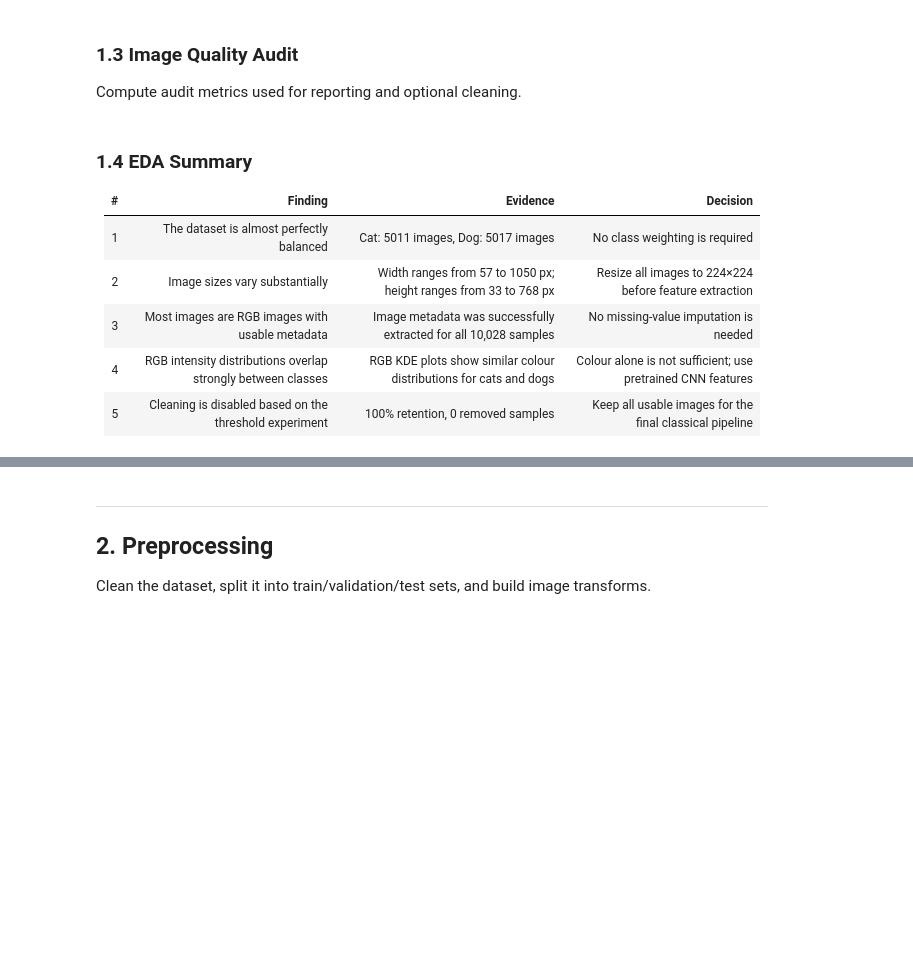
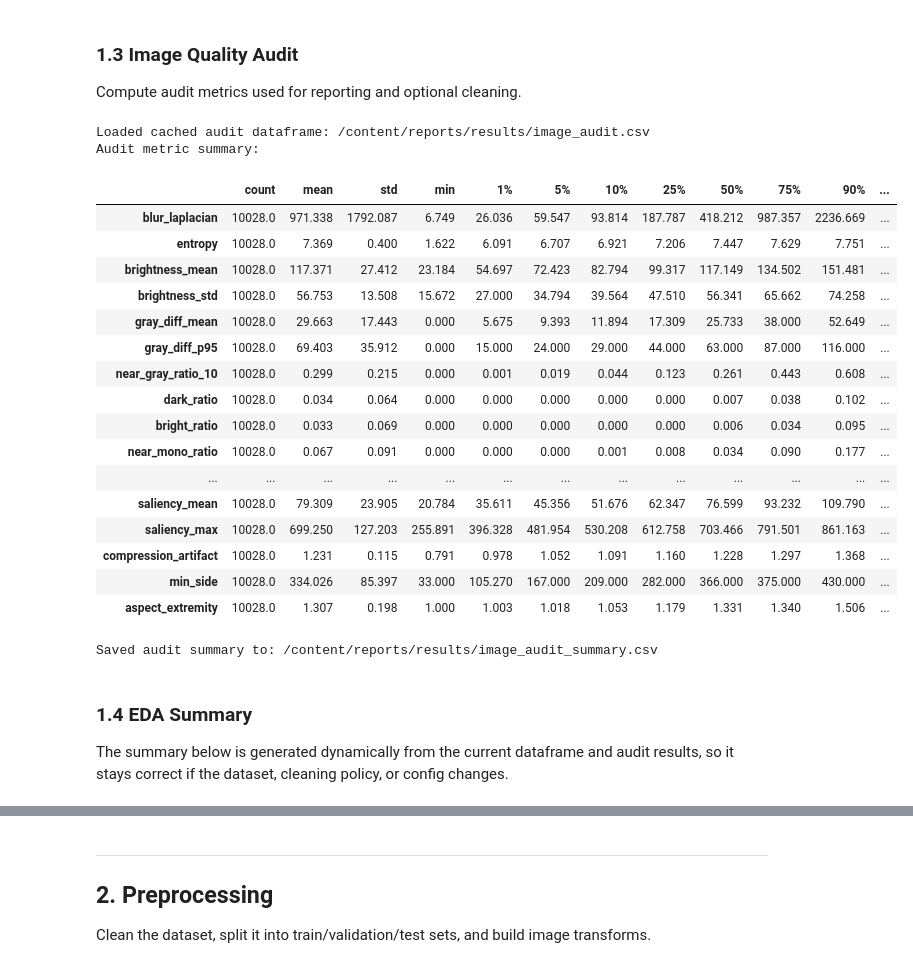
Before and after one commit to kahn-29/252-MachineLearning-Assignment1, a Jupyter notebook: notebooks/1_Traditional_Machine_Learning_Pipeline.ipynb, the cells around one changed output, grey strips where cells are left out. Saved outputs shown, nothing was run; the diff lists cells and outputs as text; code cells hidden in the pictures; blank space fills up the shorter version.

```diff
--- a/notebooks/1_Traditional_Machine_Learning_Pipeline.ipynb
+++ b/notebooks/1_Traditional_Machine_Learning_Pipeline.ipynb
@@ -408,44 +435,64 @@ plot_rgb_channel_kde(
 Compute audit metrics used for reporting and optional cleaning.
 # %%
 # ============================================================
-# Optional audit metrics
+# Image-quality audit metrics
 # ============================================================
+# The latest pipeline keeps image audit as an evidence step before cleaning.
+# Cleaning may still be disabled later, but the audit metrics are useful for EDA,
+# cleaning justification, and report figures. Results are cached for faster reruns.
 
-# Since the audit only use to apply cleaning, if cleaning is dissable, the audit is unnecessary
-if CONFIG.get("cleaning", {}).get("enabled", False):
-    from modules.image_audit import audit_dataframe, describe_audit_metrics
+from modules.image_audit import audit_dataframe, describe_audit_metrics
 
-    # Full audit supports cleaning and report figures.
-    # compute_hash=False
+AUDIT_PATH = Path(CONFIG["paths"]["results_dir"]) / "image_audit.csv"
+AUDIT_SUMMARY_PATH = Path(CONFIG["paths"]["results_dir"]) / "image_audit_summary.csv"
+
+CLEANING_CFG = CONFIG.get("cleaning", {})
+COMPUTE_HASH = bool(CLEANING_CFG.get("remove_duplicates", False))
+
+if AUDIT_PATH.exists():
+    audit_df = pd.read_csv(AUDIT_PATH)
+    audit_df["path"] = audit_df["path"].astype(str)
+    print("Loaded cached audit dataframe:", AUDIT_PATH)
+else:
     audit_df = audit_dataframe(
         raw_df,
         path_col="path",
         label_col="label",
         label_name_col="label_name",
-        compute_hash=False,
-        preserve_cols=["sample_id", "path", "label", "label_name", "filename", "extension"],
+        compute_hash=COMPUTE_HASH,
+        preserve_cols=[c for c in ["sample_id", "path", "label", "label_name", "filename", "extension"] if c in raw_df.columns],
         show_progress=True,
     )
+    save_dataframe(audit_df, AUDIT_PATH, index=False)
+    print("Saved audit dataframe to:", AUDIT_PATH)
 
-    audit_path = Path(CONFIG["paths"]["results_dir"]) / "image_audit.csv"
-    save_dataframe(audit_df, audit_path, index=False)
-    print("Saved audit dataframe to:", audit_path)
-
-    print("Audit metric summary:")
-    audit_stats = describe_audit_metrics(audit_df)
-    display(audit_stats.round(3))
-    save_dataframe(audit_stats, Path(CONFIG["paths"]["results_dir"]) / "image_audit_summary.csv", index=True)
-else:
-    audit_df = raw_df.copy()
-    print("Cleaning is disabled, so full image-quality audit is skipped.")
-    print("The pipeline keeps all raw images and uses metadata-level EDA only.")
+print("Audit metric summary:")
+audit_stats = describe_audit_metrics(audit_df)
+display(audit_stats.round(3))
+save_dataframe(audit_stats, AUDIT_SUMMARY_PATH, index=True)
+print("Saved audit summary to:", AUDIT_SUMMARY_PATH)
+# %% [output]
+Loaded cached audit dataframe: /content/reports/results/image_audit.csv
+Audit metric summary:
+|  | count | mean | std | min | 1% | 5% | 10% | 25% | 50% | 75% | 90% | ... |
+| blur_laplacian | 10028.0 | 971.338 | 1792.087 | 6.749 | 26.036 | 59.547 | 93.814 | 187.787 | 418.212 | 987.357 | 2236.669 | ... |
+| entropy | 10028.0 | 7.369 | 0.400 | 1.622 | 6.091 | 6.707 | 6.921 | 7.206 | 7.447 | 7.629 | 7.751 | ... |
+| brightness_mean | 10028.0 | 117.371 | 27.412 | 23.184 | 54.697 | 72.423 | 82.794 | 99.317 | 117.149 | 134.502 | 151.481 | ... |
+| brightness_std | 10028.0 | 56.753 | 13.508 | 15.672 | 27.000 | 34.794 | 39.564 | 47.510 | 56.341 | 65.662 | 74.258 | ... |
+| gray_diff_mean | 10028.0 | 29.663 | 17.443 | 0.000 | 5.675 | 9.393 | 11.894 | 17.309 | 25.733 | 38.000 | 52.649 | ... |
+| gray_diff_p95 | 10028.0 | 69.403 | 35.912 | 0.000 | 15.000 | 24.000 | 29.000 | 44.000 | 63.000 | 87.000 | 116.000 | ... |
+| near_gray_ratio_10 | 10028.0 | 0.299 | 0.215 | 0.000 | 0.001 | 0.019 | 0.044 | 0.123 | 0.261 | 0.443 | 0.608 | ... |
+| dark_ratio | 10028.0 | 0.034 | 0.064 | 0.000 | 0.000 | 0.000 | 0.000 | 0.000 | 0.007 | 0.038 | 0.102 | ... |
+| bright_ratio | 10028.0 | 0.033 | 0.069 | 0.000 | 0.000 | 0.000 | 0.000 | 0.000 | 0.006 | 0.034 | 0.095 | ... |
+| near_mono_ratio | 10028.0 | 0.067 | 0.091 | 0.000 | 0.000 | 0.000 | 0.001 | 0.008 | 0.034 | 0.090 | 0.177 | ... |
+| ... | ... | ... | ... | ... | ... | ... | ... | ... | ... | ... | ... | ... |
+| saliency_mean | 10028.0 | 79.309 | 23.905 | 20.784 | 35.611 | 45.356 | 51.676 | 62.347 | 76.599 | 93.232 | 109.790 | ... |
+| saliency_max | 10028.0 | 699.250 | 127.203 | 255.891 | 396.328 | 481.954 | 530.208 | 612.758 | 703.466 | 791.501 | 861.163 | ... |
+| compression_artifact | 10028.0 | 1.231 | 0.115 | 0.791 | 0.978 | 1.052 | 1.091 | 1.160 | 1.228 | 1.297 | 1.368 | ... |
+| min_side | 10028.0 | 334.026 | 85.397 | 33.000 | 105.270 | 167.000 | 209.000 | 282.000 | 366.000 | 375.000 | 430.000 | ... |
+| aspect_extremity | 10028.0 | 1.307 | 0.198 | 1.000 | 1.003 | 1.018 | 1.053 | 1.179 | 1.331 | 1.340 | 1.506 | ... |
+Saved audit summary to: /content/reports/results/image_audit_summary.csv
 # %% [markdown]
 ### 1.4 EDA Summary
 
-| # | Finding | Evidence | Decision |
-|---|---|---|---|
-| 1 | The dataset is almost perfectly balanced | Cat: 5011 images, Dog: 5017 images | No class weighting is required |
-| 2 | Image sizes vary substantially | Width ranges from 57 to 1050 px; height ranges from 33 to 768 px | Resize all images to 224×224 before feature extraction |
-| 3 | Most images are RGB images with usable metadata | Image metadata was successfully extracted for all 10,028 samples | No missing-value imputation is needed |
-| 4 | RGB intensity distributions overlap strongly between classes | RGB KDE plots show similar colour distributions for cats and dogs | Colour alone is not sufficient; use pretrained CNN features |
-| 5 | Cleaning is disabled based on the threshold experiment | 100% retention, 0 removed samples | Keep all usable images for the final classical pipeline |
+The summary below is generated dynamically from the current dataframe and audit results, so it stays correct if the dataset, cleaning policy, or config changes.
```
Also changed, not shown: parts of 20 cells of this notebook.
